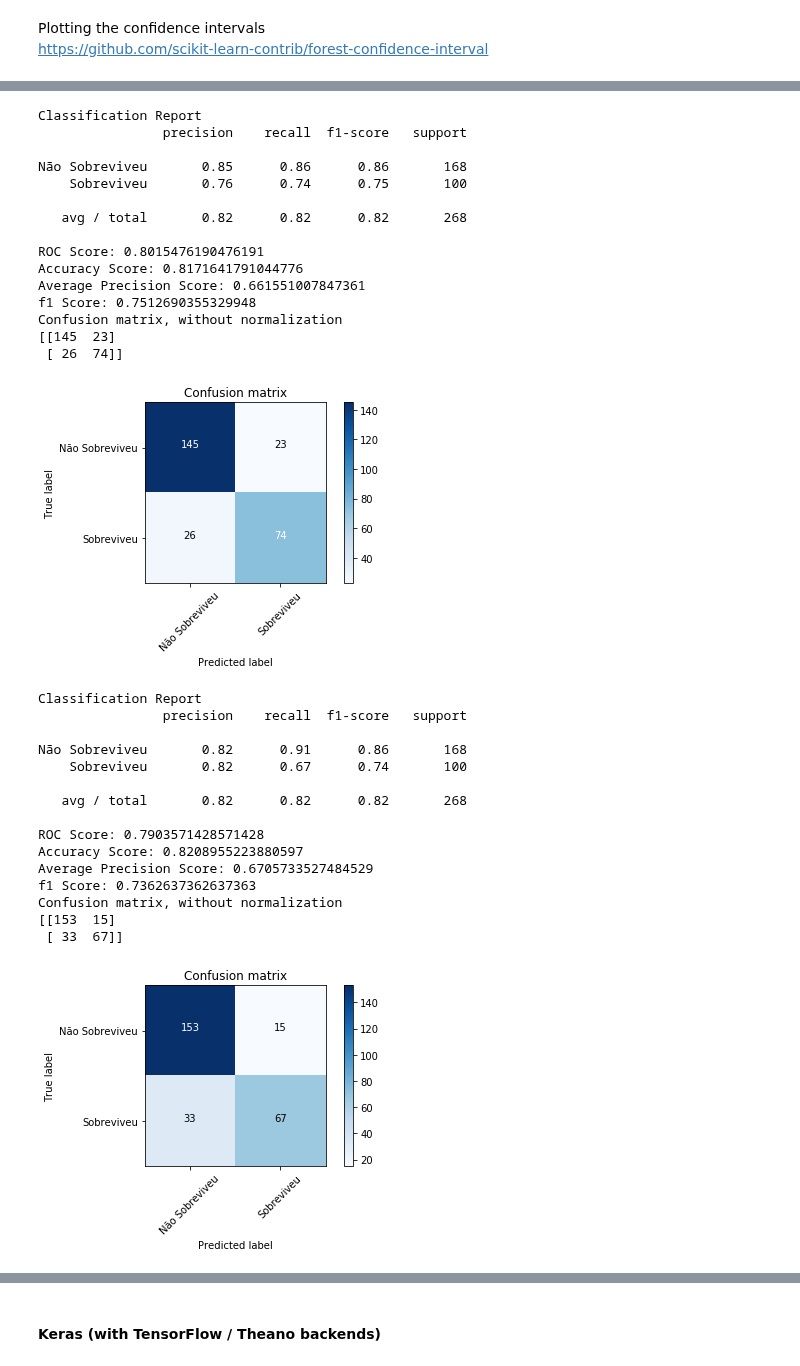
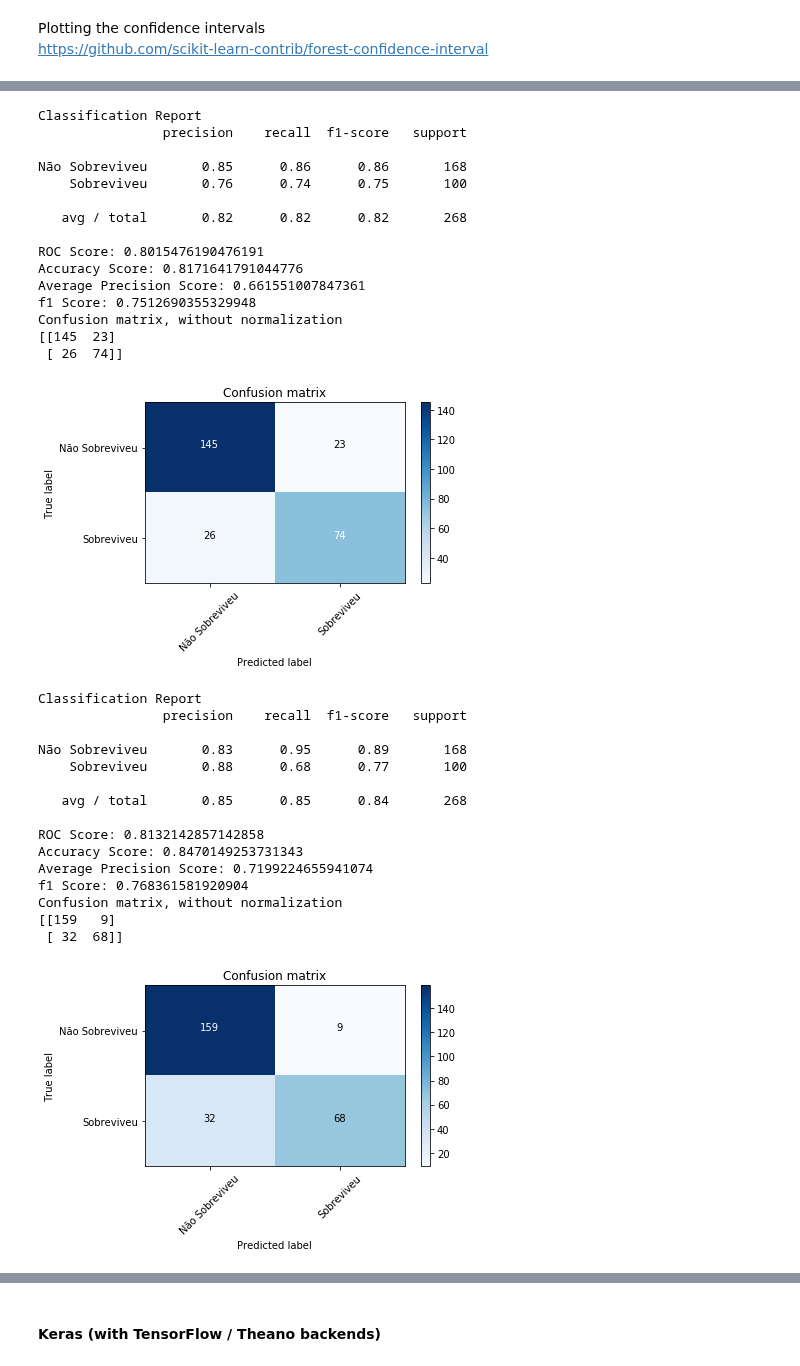
Before and after one commit to rsouza/FGV_Intro_DS, a Jupyter notebook: notebooks/10-ML_Kaggle_Titanic.ipynb, the cells around one changed output, grey strips where cells are left out. Drawn from its saved outputs; the diff is of its cells as text; code cells hidden in the pictures.

```diff
--- a/notebooks/10-ML_Kaggle_Titanic.ipynb
+++ b/notebooks/10-ML_Kaggle_Titanic.ipynb
@@ -722,7 +711,8 @@ def plot_confusion_matrix(cm, classes,
     This function prints and plots the confusion matrix.
     Normalization can be applied by setting `normalize=True`.
     """
-    plt.imshow(cm, interpolation='nearest', cmap=cmap)
+
+    plt.imshow(cm, interpolation='nearest', cmap=cmap, aspect='auto')
     plt.title(title)
     plt.colorbar()
     tick_marks = np.arange(len(classes))
@@ -1151,7 +1141,7 @@ f1 Score: 0.7512690355329948
 Confusion matrix, without normalization
 [[145  23]
  [ 26  74]]
-[figure, old version]
+[figure, new version]
 # %%
 #https://github.com/dmlc/xgboost/tree/master/python-package
 #https://xgboost.readthedocs.io/en/latest/build.html#building-on-ubuntu-debian
@@ -1161,46 +1151,47 @@ Confusion matrix, without normalization
 #https://www.kaggle.com/cbrogan/titanic/xgboost-example-python/run/1620
 #http://xgboost.readthedocs.io/en/latest//python/python_api.html#module-xgboost.sklearn
 
 import xgboost
 
 clf_xgb = xgboost.sklearn.XGBClassifier(base_score=0.5,
                                         learning_rate=0.1,
                                         n_estimators=250,
                                         max_delta_step=0,
-                                        max_depth=3,
+                                        max_depth=2,
                                         min_child_weight=1,
                                         missing=None,
-                                        gamma=0,
+                                        gamma=0.1,
                                         subsample=1,
                                         colsample_bylevel=1,
                                         colsample_bytree=1,
                                         objective= 'binary:logitraw',
                                         #objective='multi:softprob',
                                         reg_alpha=0,
                                         reg_lambda=1,
                                         nthread=-1,
                                         scale_pos_weight=1,
                                         seed=0,
-                                        silent=False,).fit(X_traincv, y_traincv)
+                                        silent=False,
+                                        random_state=0).fit(X_traincv, y_traincv)
 
 roc_xgb = clf_eval(clf_xgb, X_testcv, y_testcv)
 # %% [output]
 Classification Report
                 precision    recall  f1-score   support
 
-Não Sobreviveu       0.82      0.91      0.86       168
-    Sobreviveu       0.82      0.67      0.74       100
+Não Sobreviveu       0.83      0.95      0.89       168
+    Sobreviveu       0.88      0.68      0.77       100
 
-   avg / total       0.82      0.82      0.82       268
+   avg / total       0.85      0.85      0.84       268
 
-ROC Score: 0.7903571428571428
-Accuracy Score: 0.8208955223880597
-Average Precision Score: 0.6705733527484529
-f1 Score: 0.7362637362637363
+ROC Score: 0.8132142857142858
+Accuracy Score: 0.8470149253731343
+Average Precision Score: 0.7199224655941074
+f1 Score: 0.768361581920904
 Confusion matrix, without normalization
-[[153  15]
- [ 33  67]]
+[[159   9]
+ [ 32  68]]
-[figure, old version]
+[figure, new version]
 # %%
 # https://www.analyticsvidhya.com/blog/2018/02/introductory-guide-regularized-greedy-forests-rgf-python/
 # https://github.com/fukatani/rgf_python
```
Also changed, not shown: parts of 28 cells of this notebook, 1 other file.
